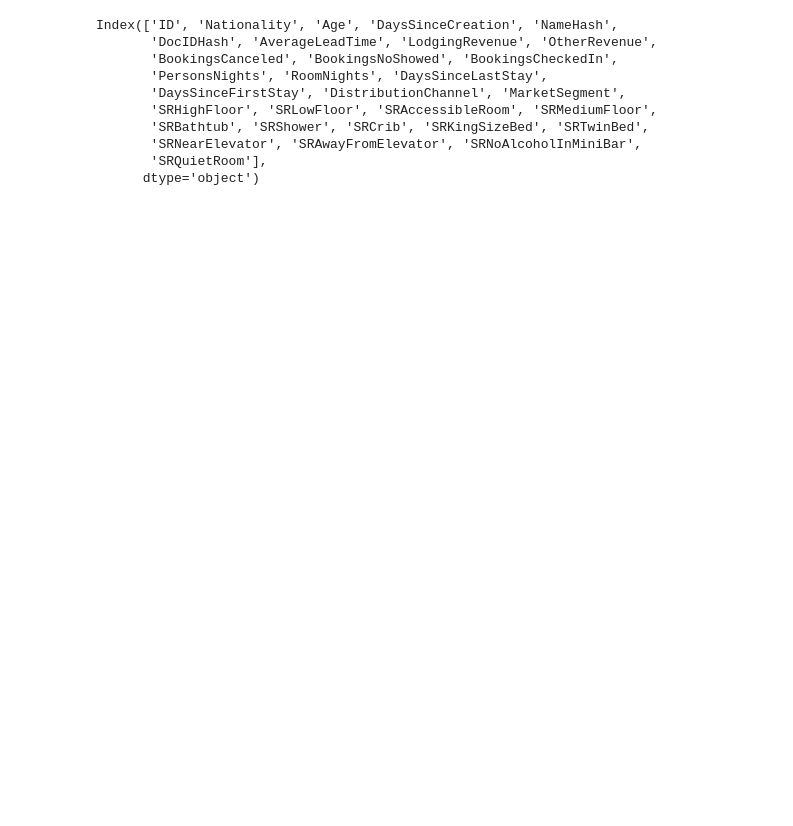
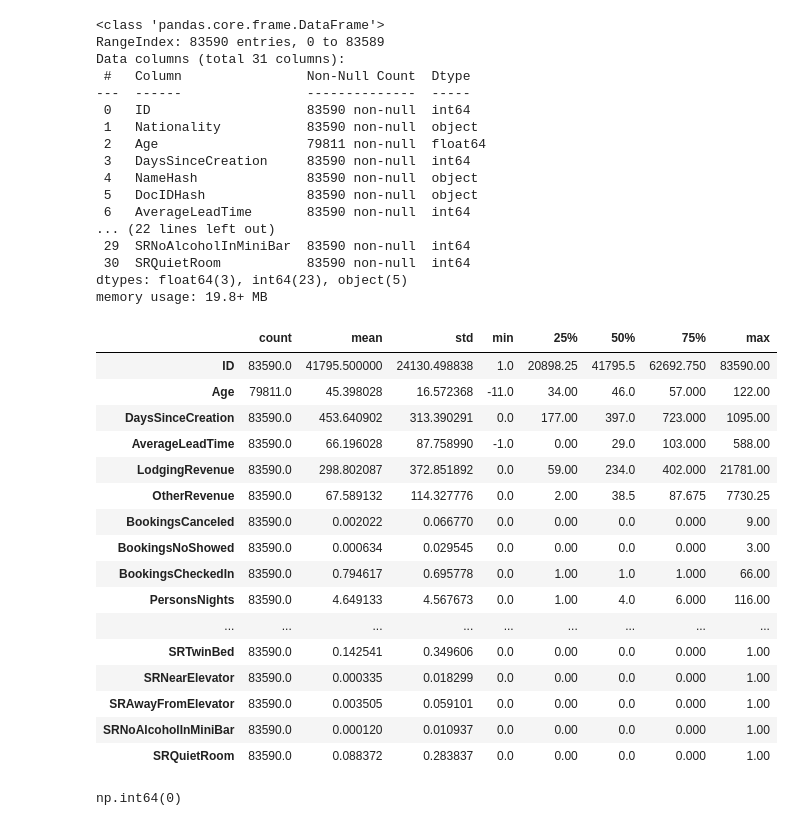
Before and after one commit to charJin/hotel-analysis, a Jupyter notebook: Notebooks/analysis.ipynb, the cells around one changed output. Cells and saved outputs as stored; diff of their text form; code cells hidden in the pictures; blank space fills up the shorter version.

```diff
--- a/Notebooks/analysis.ipynb
+++ b/Notebooks/analysis.ipynb
@@ -12,13 +32,40 @@ hotel_df.head(1)
 # %%
-hotel_df.columns
+hotel_df.info()
 # %% [output]
-Index(['ID', 'Nationality', 'Age', 'DaysSinceCreation', 'NameHash',
-       'DocIDHash', 'AverageLeadTime', 'LodgingRevenue', 'OtherRevenue',
-       'BookingsCanceled', 'BookingsNoShowed', 'BookingsCheckedIn',
-       'PersonsNights', 'RoomNights', 'DaysSinceLastStay',
-       'DaysSinceFirstStay', 'DistributionChannel', 'MarketSegment',
-       'SRHighFloor', 'SRLowFloor', 'SRAccessibleRoom', 'SRMediumFloor',
-       'SRBathtub', 'SRShower', 'SRCrib', 'SRKingSizeBed', 'SRTwinBed',
-       'SRNearElevator', 'SRAwayFromElevator', 'SRNoAlcoholInMiniBar',
-       'SRQuietRoom'],
-      dtype='object')
+<class 'pandas.core.frame.DataFrame'>
+RangeIndex: 83590 entries, 0 to 83589
+Data columns (total 31 columns):
+ #   Column                Non-Null Count  Dtype
+---  ------                --------------  -----
+ 0   ID                    83590 non-null  int64
+ 1   Nationality           83590 non-null  object
+ 2   Age                   79811 non-null  float64
+ 3   DaysSinceCreation     83590 non-null  int64
+ 4   NameHash              83590 non-null  object
+ 5   DocIDHash             83590 non-null  object
+ 6   AverageLeadTime       83590 non-null  int64
+... (22 lines left out)
+ 29  SRNoAlcoholInMiniBar  83590 non-null  int64
+ 30  SRQuietRoom           83590 non-null  int64
+dtypes: float64(3), int64(23), object(5)
+memory usage: 19.8+ MB
+# %%
+hotel_df.describe().T
+# %% [output]
+|  | count | mean | std | min | 25% | 50% | 75% | max |
+| ID | 83590.0 | 41795.500000 | 24130.498838 | 1.0 | 20898.25 | 41795.5 | 62692.750 | 83590.00 |
+| Age | 79811.0 | 45.398028 | 16.572368 | -11.0 | 34.00 | 46.0 | 57.000 | 122.00 |
+| DaysSinceCreation | 83590.0 | 453.640902 | 313.390291 | 0.0 | 177.00 | 397.0 | 723.000 | 1095.00 |
+| AverageLeadTime | 83590.0 | 66.196028 | 87.758990 | -1.0 | 0.00 | 29.0 | 103.000 | 588.00 |
+| LodgingRevenue | 83590.0 | 298.802087 | 372.851892 | 0.0 | 59.00 | 234.0 | 402.000 | 21781.00 |
+| OtherRevenue | 83590.0 | 67.589132 | 114.327776 | 0.0 | 2.00 | 38.5 | 87.675 | 7730.25 |
+| BookingsCanceled | 83590.0 | 0.002022 | 0.066770 | 0.0 | 0.00 | 0.0 | 0.000 | 9.00 |
+| BookingsNoShowed | 83590.0 | 0.000634 | 0.029545 | 0.0 | 0.00 | 0.0 | 0.000 | 3.00 |
+| BookingsCheckedIn | 83590.0 | 0.794617 | 0.695778 | 0.0 | 1.00 | 1.0 | 1.000 | 66.00 |
+| PersonsNights | 83590.0 | 4.649133 | 4.567673 | 0.0 | 1.00 | 4.0 | 6.000 | 116.00 |
+| ... | ... | ... | ... | ... | ... | ... | ... | ... |
+| SRTwinBed | 83590.0 | 0.142541 | 0.349606 | 0.0 | 0.00 | 0.0 | 0.000 | 1.00 |
+| SRNearElevator | 83590.0 | 0.000335 | 0.018299 | 0.0 | 0.00 | 0.0 | 0.000 | 1.00 |
+| SRAwayFromElevator | 83590.0 | 0.003505 | 0.059101 | 0.0 | 0.00 | 0.0 | 0.000 | 1.00 |
+| SRNoAlcoholInMiniBar | 83590.0 | 0.000120 | 0.010937 | 0.0 | 0.00 | 0.0 | 0.000 | 1.00 |
+| SRQuietRoom | 83590.0 | 0.088372 | 0.283837 | 0.0 | 0.00 | 0.0 | 0.000 | 1.00 |
@@ -24,0 +81,5 @@ Index(['ID', 'Nationality', 'Age', 'DaysSinceCreation', 'NameHash',
+# %%
+# Check for duplicates in `id` column to ensure customer id can be used as key and has no duplicates.
+hotel_df['id'].duplicated().sum()
+# %% [output]
+np.int64(0)
```
Also changed, not shown: parts of 13 cells of this notebook, 1 other file.
